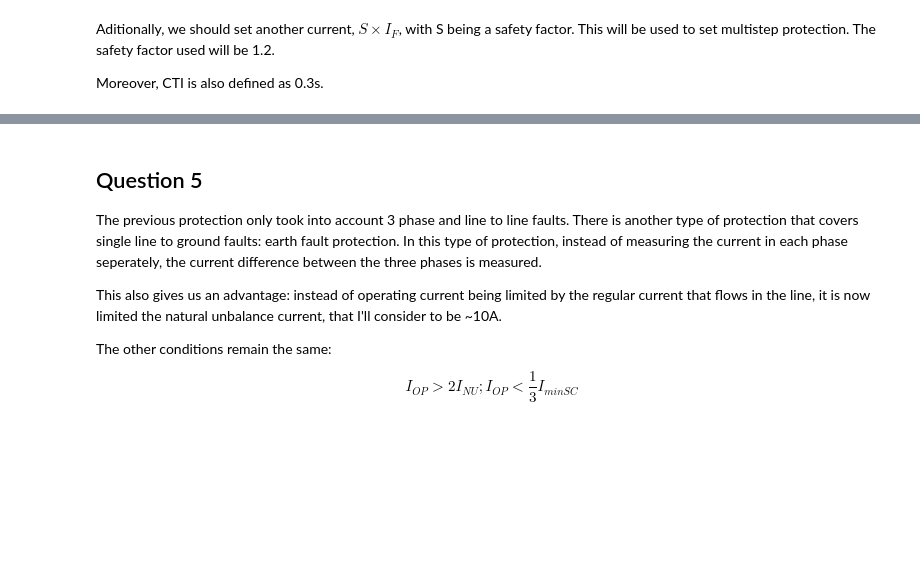
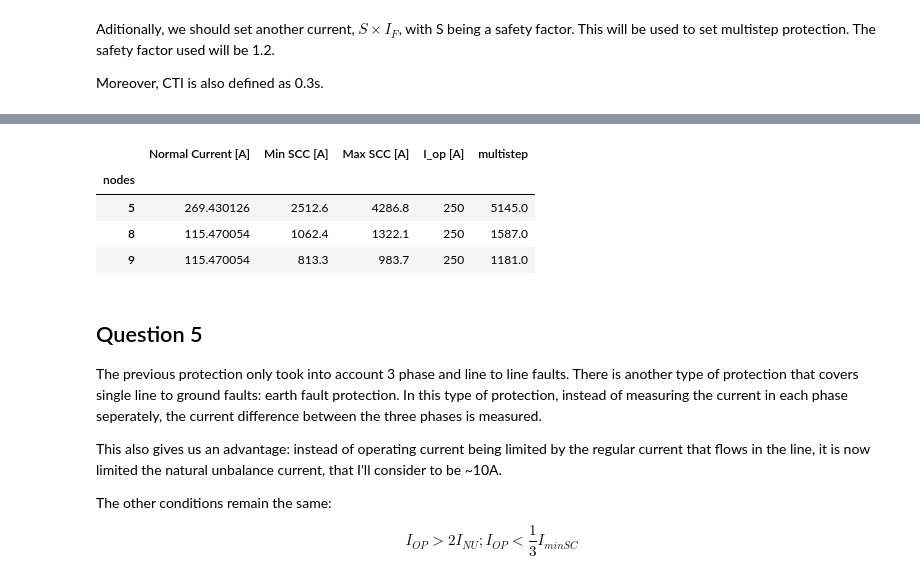
Before and after one commit to e4m8ch/IST_PSE, a Jupyter notebook: main.ipynb, the cells around one changed output, grey strips where cells are left out. Drawn from its saved outputs; the diff is of its cells as text; code cells hidden in the pictures; blank space fills up the shorter version.

```diff
--- a/main.ipynb
+++ b/main.ipynb
@@ -834,3 +841,11 @@ plt.show()
+# %%
+radial.head(3)
+# %% [output]
+|  | Normal Current [A] | Min SCC [A] | Max SCC [A] | I_op [A] | multistep |
+| nodes |  |  |  |  |  |
+| 5 | 269.430126 | 2512.6 | 4286.8 | 250 | 5145.0 |
+| 8 | 115.470054 | 1062.4 | 1322.1 | 250 | 1587.0 |
+| 9 | 115.470054 | 813.3 | 983.7 | 250 | 1181.0 |
 # %% [markdown]
 ## Question 5
 
```
Also changed, not shown: parts of 16 cells of this notebook, 2 other files.
